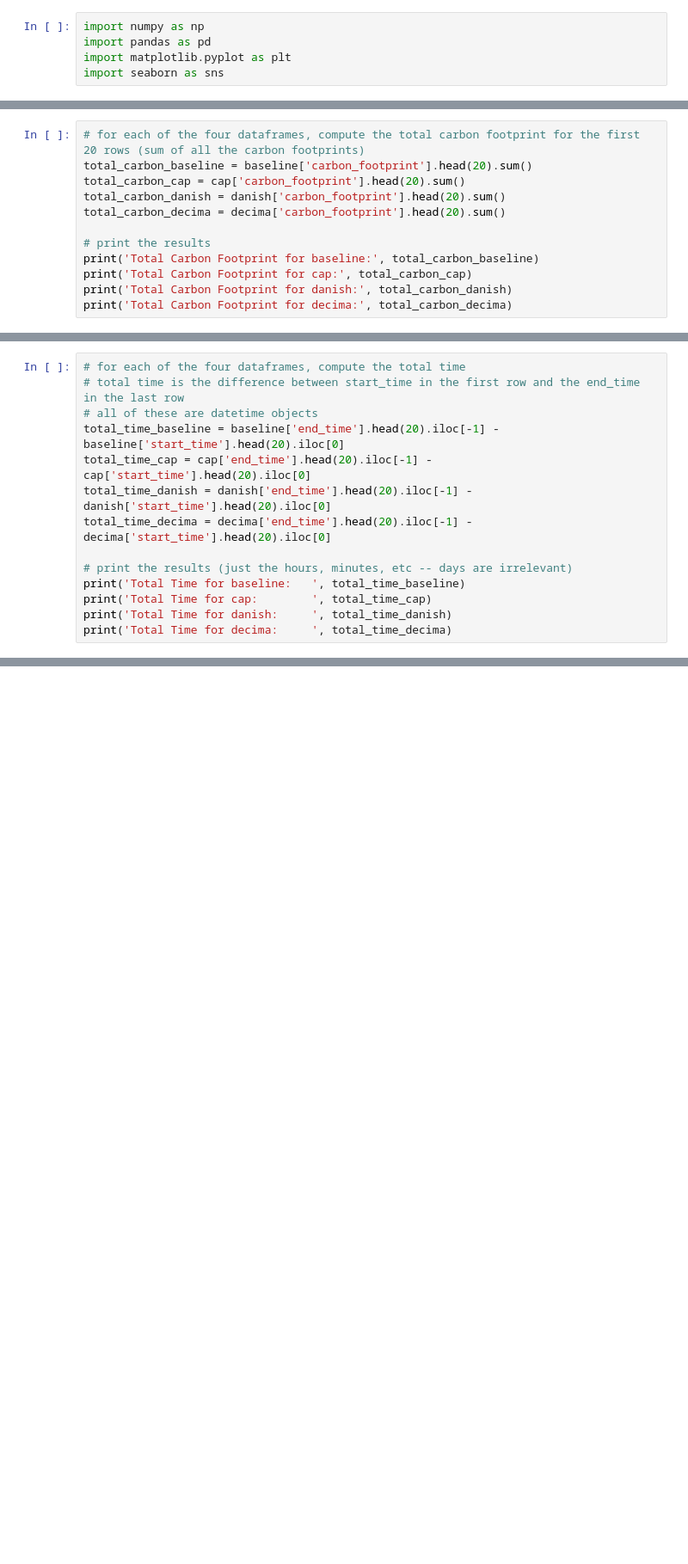
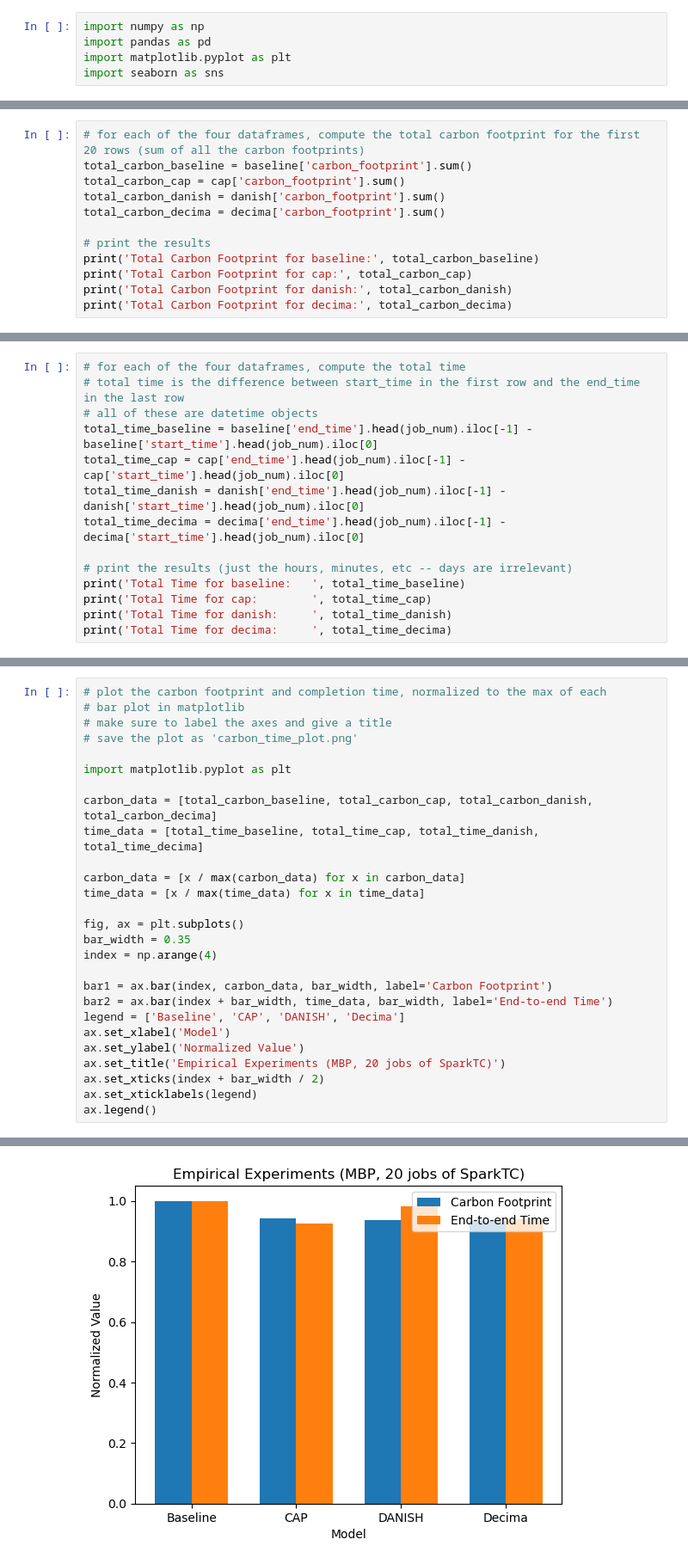
Before and after one commit to adamlechowicz/cap-k8s, a Jupyter notebook: plotting_results.ipynb, the cells around one changed output, grey strips where cells are left out. Shown at 86% size. Cells and saved outputs as stored; diff of their text form; blank space fills up the shorter version.

```diff
--- a/plotting_results.ipynb
+++ b/plotting_results.ipynb
@@ -44,9 +45,9 @@ print(decima.head())
 # %%
 # for each of the four dataframes, compute the total carbon footprint for the first 20 rows (sum of all the carbon footprints)
-total_carbon_baseline = baseline['carbon_footprint'].head(20).sum()
-total_carbon_cap = cap['carbon_footprint'].head(20).sum()
-total_carbon_danish = danish['carbon_footprint'].head(20).sum()
-total_carbon_decima = decima['carbon_footprint'].head(20).sum()
+total_carbon_baseline = baseline['carbon_footprint'].sum()
+total_carbon_cap = cap['carbon_footprint'].sum()
+total_carbon_danish = danish['carbon_footprint'].sum()
+total_carbon_decima = decima['carbon_footprint'].sum()
 
 # print the results
 print('Total Carbon Footprint for baseline:', total_carbon_baseline)
@@ -62,10 +63,10 @@ Total Carbon Footprint for decima: 47596.822
 # for each of the four dataframes, compute the total time
 # total time is the difference between start_time in the first row and the end_time in the last row
 # all of these are datetime objects
-total_time_baseline = baseline['end_time'].head(20).iloc[-1] - baseline['start_time'].head(20).iloc[0]
-total_time_cap = cap['end_time'].head(20).iloc[-1] - cap['start_time'].head(20).iloc[0]
-total_time_danish = danish['end_time'].head(20).iloc[-1] - danish['start_time'].head(20).iloc[0]
-total_time_decima = decima['end_time'].head(20).iloc[-1] - decima['start_time'].head(20).iloc[0]
+total_time_baseline = baseline['end_time'].head(job_num).iloc[-1] - baseline['start_time'].head(job_num).iloc[0]
+total_time_cap = cap['end_time'].head(job_num).iloc[-1] - cap['start_time'].head(job_num).iloc[0]
+total_time_danish = danish['end_time'].head(job_num).iloc[-1] - danish['start_time'].head(job_num).iloc[0]
+total_time_decima = decima['end_time'].head(job_num).iloc[-1] - decima['start_time'].head(job_num).iloc[0]
 
 # print the results (just the hours, minutes, etc -- days are irrelevant)
 print('Total Time for baseline:   ', total_time_baseline)
@@ -79,0 +81,28 @@ Total Time for decima:      0 days 00:35:03.817435
+# %%
+# plot the carbon footprint and completion time, normalized to the max of each
+# bar plot in matplotlib
+# make sure to label the axes and give a title
+# save the plot as 'carbon_time_plot.png'
+
+import matplotlib.pyplot as plt
+
+carbon_data = [total_carbon_baseline, total_carbon_cap, total_carbon_danish, total_carbon_decima]
+time_data = [total_time_baseline, total_time_cap, total_time_danish, total_time_decima]
+
+carbon_data = [x / max(carbon_data) for x in carbon_data]
+time_data = [x / max(time_data) for x in time_data]
+
+fig, ax = plt.subplots()
+bar_width = 0.35
+index = np.arange(4)
+
+bar1 = ax.bar(index, carbon_data, bar_width, label='Carbon Footprint')
+bar2 = ax.bar(index + bar_width, time_data, bar_width, label='End-to-end Time')
+legend = ['Baseline', 'CAP', 'DANISH', 'Decima']
+ax.set_xlabel('Model')
+ax.set_ylabel('Normalized Value')
+ax.set_title('Empirical Experiments (MBP, 20 jobs of SparkTC)')
+ax.set_xticks(index + bar_width / 2)
+ax.set_xticklabels(legend)
+ax.legend()
+# %% [output]
@@ -79,0 +110 @@ Total Time for decima:      0 days 00:35:03.817435
+[figure, added]
```
Also changed, not shown: parts of 4 cells of this notebook, 11 other files.
